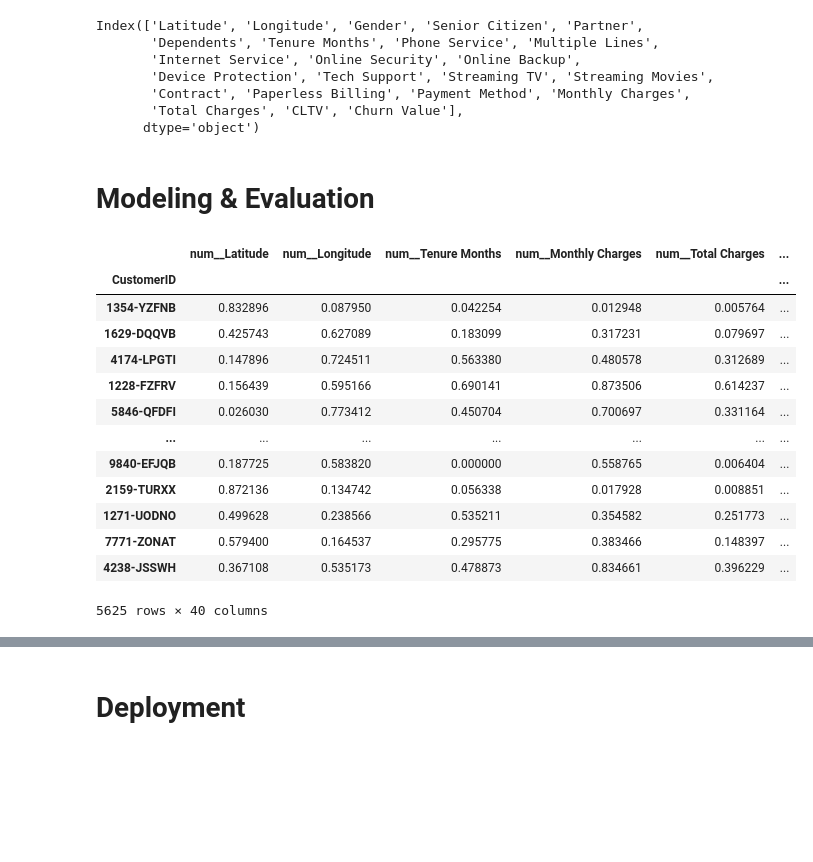
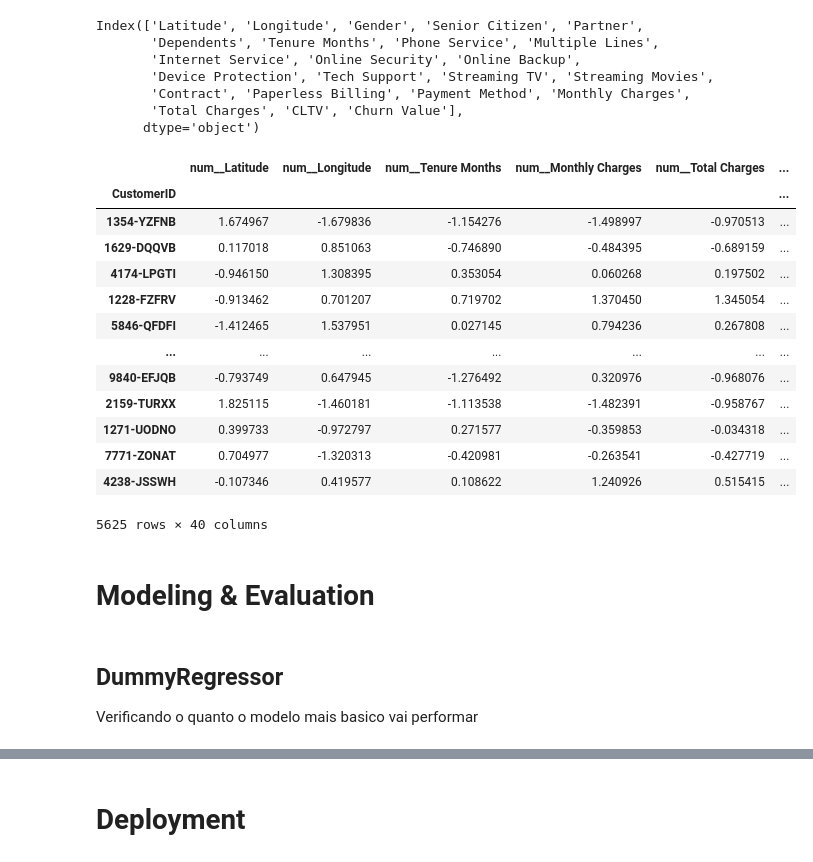
Before and after one commit to GTBelini22/Churn_IBM_ML, a Jupyter notebook: notebooks/modeling.ipynb, the cells around one changed output, grey strips where cells are left out. Saved outputs shown, nothing was run; the diff lists cells and outputs as text; code cells hidden in the pictures; blank space fills up the shorter version.

```diff
--- a/notebooks/modeling.ipynb
+++ b/notebooks/modeling.ipynb
@@ -174,36 +174,39 @@ x = df[features]
 y = df[target]
 
 x_train, x_test, y_train, y_test = train_test_split(x,y, test_size=0.20, random_state=2024)
+# %%
+# Criando o Pipeline
+
+numerical_transformer =  Pipeline(steps=[
+    ('imputer', SimpleImputer(strategy = 'mean')), #caso tenha valores nulos coloque a media
+    ('scaler', StandardScaler()) #caso tenha valores nulos coloque a media
+])
+
+categorical_transform = OneHotEncoder(drop='if_binary', handle_unknown='ignore', sparse_output=False)
+
+preprocessor =  ColumnTransformer([
+    ('num', numerical_transformer, numerical_features),
+    ('cat', categorical_transform, categorical_features)
+])
+
+preprocessor.fit_transform(x_train)
+# %% [output]
+|  | num__Latitude | num__Longitude | num__Tenure Months | num__Monthly Charges | num__Total Charges | ... |
+| CustomerID |  |  |  |  |  | ... |
+| 1354-YZFNB | 1.674967 | -1.679836 | -1.154276 | -1.498997 | -0.970513 | ... |
+| 1629-DQQVB | 0.117018 | 0.851063 | -0.746890 | -0.484395 | -0.689159 | ... |
+| 4174-LPGTI | -0.946150 | 1.308395 | 0.353054 | 0.060268 | 0.197502 | ... |
+| 1228-FZFRV | -0.913462 | 0.701207 | 0.719702 | 1.370450 | 1.345054 | ... |
+| 5846-QFDFI | -1.412465 | 1.537951 | 0.027145 | 0.794236 | 0.267808 | ... |
+| ... | ... | ... | ... | ... | ... | ... |
+| 9840-EFJQB | -0.793749 | 0.647945 | -1.276492 | 0.320976 | -0.968076 | ... |
+| 2159-TURXX | 1.825115 | -1.460181 | -1.113538 | -1.482391 | -0.958767 | ... |
+| 1271-UODNO | 0.399733 | -0.972797 | 0.271577 | -0.359853 | -0.034318 | ... |
+| 7771-ZONAT | 0.704977 | -1.320313 | -0.420981 | -0.263541 | -0.427719 | ... |
+| 4238-JSSWH | -0.107346 | 0.419577 | 0.108622 | 1.240926 | 0.515415 | ... |
+5625 rows × 40 columns
 # %% [markdown]
 # Modeling & Evaluation
-# %%
-# Criando o Pipeline
-
-numerical_transformer =  Pipeline(steps=[
-    ('imputer', SimpleImputer(strategy = 'mean')), #caso tenha valores nulos coloque a media
-    ('scaler', MinMaxScaler()) #caso tenha valores nulos coloque a media
-])
-
-categorical_transform = OneHotEncoder(drop='if_binary', handle_unknown='ignore', sparse_output=False)
-
-preprocessor =  ColumnTransformer([
-    ('num', numerical_transformer, numerical_features),
-    ('cat', categorical_transform, categorical_features)
-])
-
-preprocessor.fit_transform(x_train)
-# %% [output]
-|  | num__Latitude | num__Longitude | num__Tenure Months | num__Monthly Charges | num__Total Charges | ... |
-| CustomerID |  |  |  |  |  | ... |
-| 1354-YZFNB | 0.832896 | 0.087950 | 0.042254 | 0.012948 | 0.005764 | ... |
-| 1629-DQQVB | 0.425743 | 0.627089 | 0.183099 | 0.317231 | 0.079697 | ... |
-| 4174-LPGTI | 0.147896 | 0.724511 | 0.563380 | 0.480578 | 0.312689 | ... |
-| 1228-FZFRV | 0.156439 | 0.595166 | 0.690141 | 0.873506 | 0.614237 | ... |
-| 5846-QFDFI | 0.026030 | 0.773412 | 0.450704 | 0.700697 | 0.331164 | ... |
-| ... | ... | ... | ... | ... | ... | ... |
-| 9840-EFJQB | 0.187725 | 0.583820 | 0.000000 | 0.558765 | 0.006404 | ... |
-| 2159-TURXX | 0.872136 | 0.134742 | 0.056338 | 0.017928 | 0.008851 | ... |
-| 1271-UODNO | 0.499628 | 0.238566 | 0.535211 | 0.354582 | 0.251773 | ... |
-| 7771-ZONAT | 0.579400 | 0.164537 | 0.295775 | 0.383466 | 0.148397 | ... |
-| 4238-JSSWH | 0.367108 | 0.535173 | 0.478873 | 0.834661 | 0.396229 | ... |
-5625 rows × 40 columns
+# %% [markdown]
+## DummyRegressor
+Verificando o quanto o modelo mais basico vai performar
```
Also changed, not shown: parts of 3 cells of this notebook.
